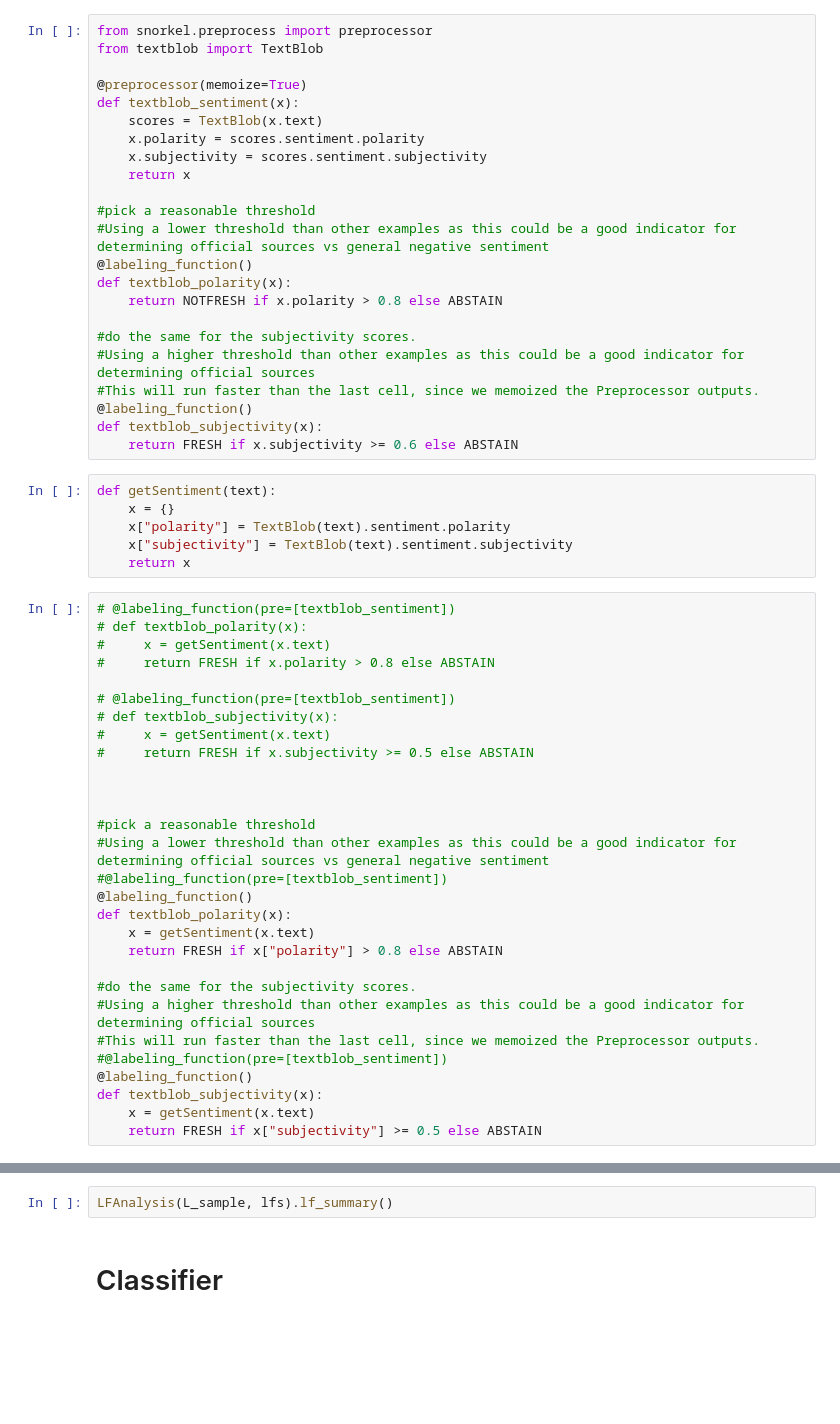
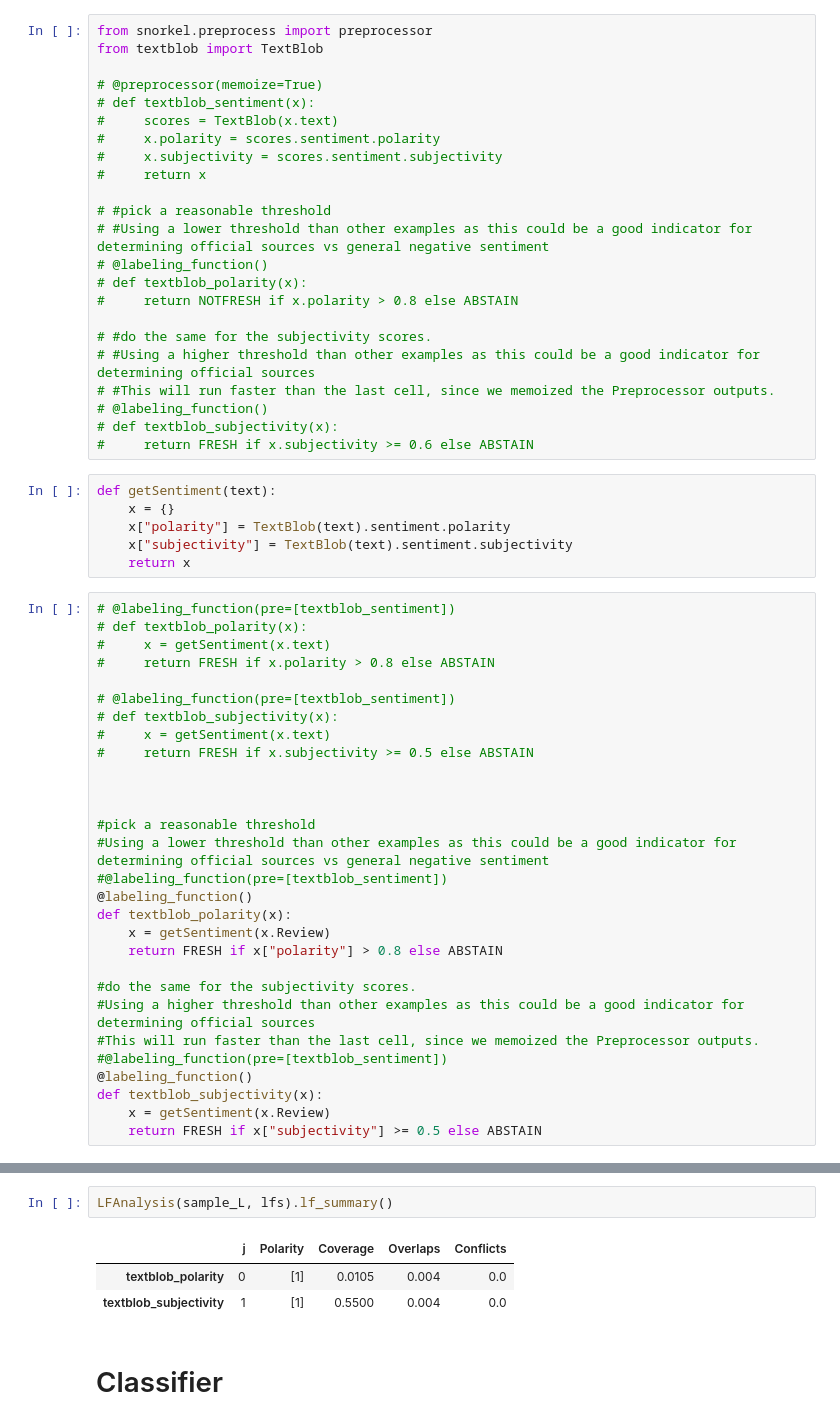
Before and after one commit to KatharinaWiedmann/DataEngGroupProject, a Jupyter notebook: Cleaned_project.ipynb, the cells around one changed output, grey strips where cells are left out. Cells and saved outputs as stored; diff of their text form; blank space fills up the shorter version.

```diff
--- a/Cleaned_project.ipynb
+++ b/Cleaned_project.ipynb
@@ -1168,25 +1669,25 @@ print(f"{'Label Model Accuracy:':<25} {label_model_acc * 100:.1f}%")
 from snorkel.preprocess import preprocessor
 from textblob import TextBlob
 
-@preprocessor(memoize=True)
-def textblob_sentiment(x):
-    scores = TextBlob(x.text)
-    x.polarity = scores.sentiment.polarity
-    x.subjectivity = scores.sentiment.subjectivity
-    return x
+# @preprocessor(memoize=True)
+# def textblob_sentiment(x):
+#     scores = TextBlob(x.text)
+#     x.polarity = scores.sentiment.polarity
+#     x.subjectivity = scores.sentiment.subjectivity
+#     return x
 
-#pick a reasonable threshold
-#Using a lower threshold than other examples as this could be a good indicator for determining official sources vs general negative sentiment
-@labeling_function()
-def textblob_polarity(x):
-    return NOTFRESH if x.polarity > 0.8 else ABSTAIN
+# #pick a reasonable threshold
+# #Using a lower threshold than other examples as this could be a good indicator for determining official sources vs general negative sentiment
+# @labeling_function()
+# def textblob_polarity(x):
+#     return NOTFRESH if x.polarity > 0.8 else ABSTAIN
 
-#do the same for the subjectivity scores.
-#Using a higher threshold than other examples as this could be a good indicator for determining official sources
-#This will run faster than the last cell, since we memoized the Preprocessor outputs.
-@labeling_function()
-def textblob_subjectivity(x):
-    return FRESH if x.subjectivity >= 0.6 else ABSTAIN
+# #do the same for the subjectivity scores.
+# #Using a higher threshold than other examples as this could be a good indicator for determining official sources
+# #This will run faster than the last cell, since we memoized the Preprocessor outputs.
+# @labeling_function()
+# def textblob_subjectivity(x):
+#     return FRESH if x.subjectivity >= 0.6 else ABSTAIN
 # %%
 def getSentiment(text):
     x = {}
@@ -1211,7 +1712,7 @@ def getSentiment(text):
 #@labeling_function(pre=[textblob_sentiment])
 @labeling_function()
 def textblob_polarity(x):
-    x = getSentiment(x.text)
+    x = getSentiment(x.Review)
     return FRESH if x["polarity"] > 0.8 else ABSTAIN
 
 #do the same for the subjectivity scores.
@@ -1220,5 +1721,5 @@ def textblob_polarity(x):
 #@labeling_function(pre=[textblob_sentiment])
 @labeling_function()
 def textblob_subjectivity(x):
-    x = getSentiment(x.text)
+    x = getSentiment(x.Review)
     return FRESH if x["subjectivity"] >= 0.5 else ABSTAIN
@@ -1239,6 +1770,10 @@ development_split = sqlContext.read.csv('/project/development_split.csv', header
 sample_L = applier.apply(development_split.rdd)
 # %%
-LFAnalysis(L_sample, lfs).lf_summary()
+LFAnalysis(sample_L, lfs).lf_summary()
+# %% [output]
+|  | j | Polarity | Coverage | Overlaps | Conflicts |
+| textblob_polarity | 0 | [1] | 0.0105 | 0.004 | 0.0 |
+| textblob_subjectivity | 1 | [1] | 0.5500 | 0.004 | 0.0 |
 # %% [markdown]
 # Classifier
 # %%
```
Also changed, not shown: parts of 84 cells of this notebook.
